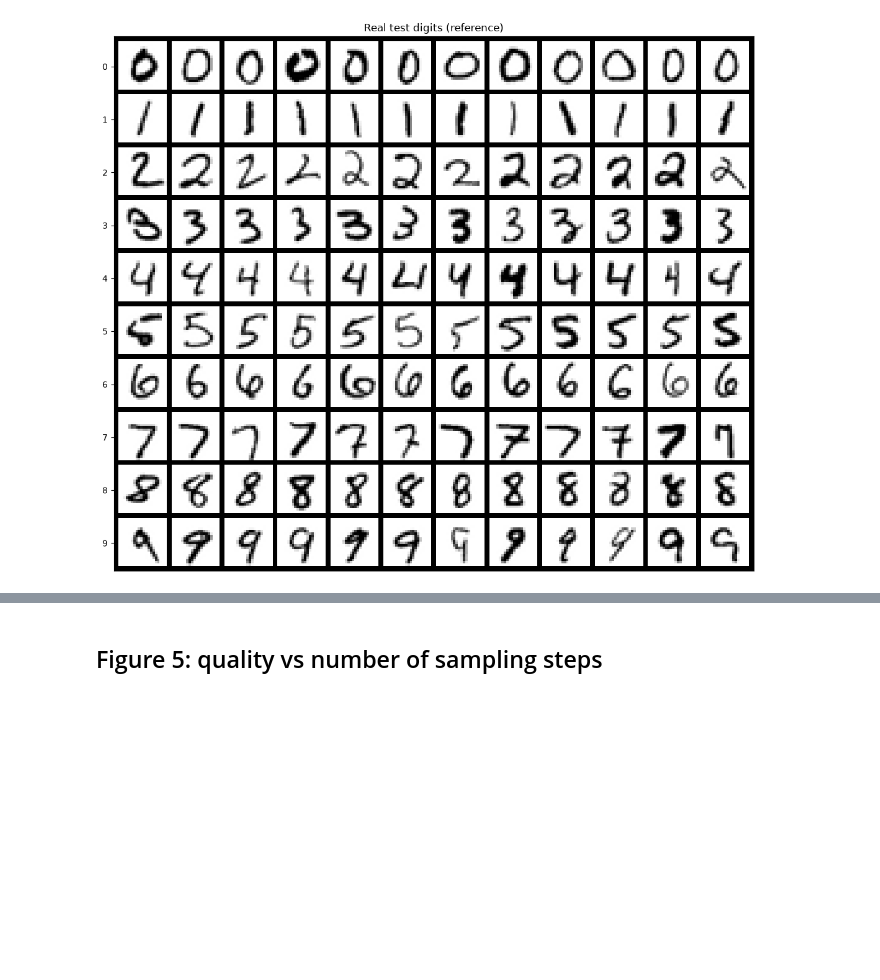
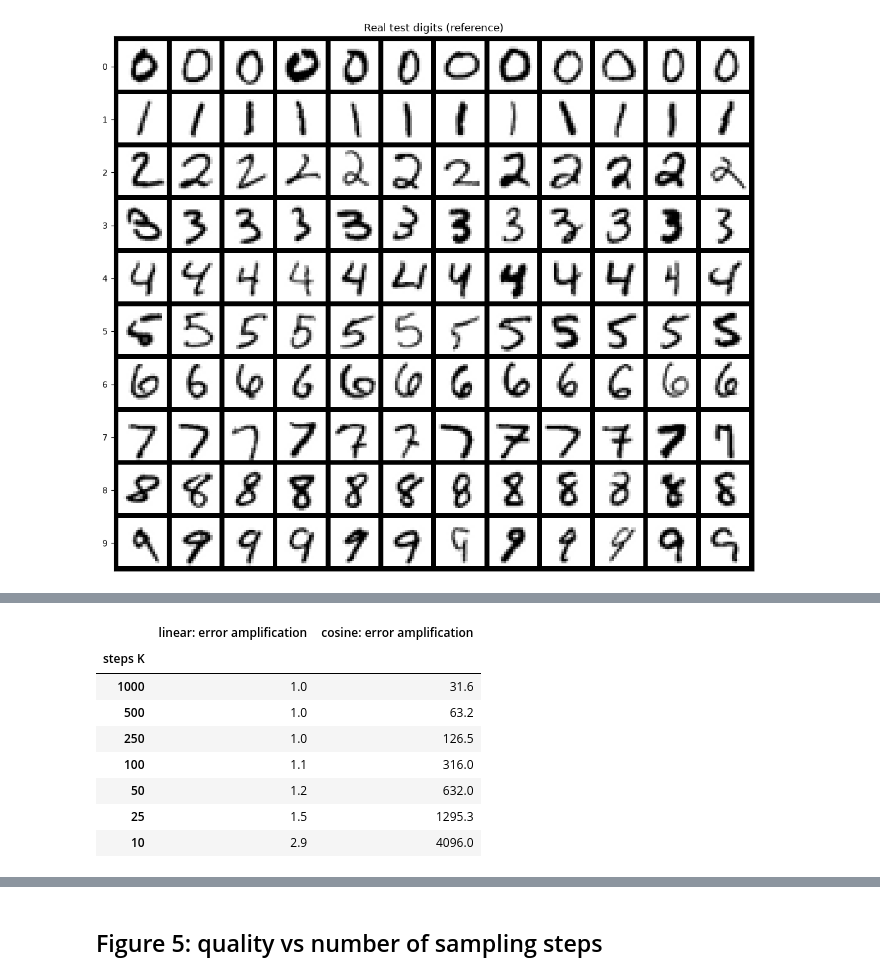
Before and after one commit to omar-thompson/IFN680---Assessments-, a Jupyter notebook: project_7/omar/main_report.ipynb, the cells around one changed output, grey strips where cells are left out. Cells and saved outputs as stored; diff of their text form; code cells hidden in the pictures; blank space fills up the shorter version.

```diff
--- a/project_7/omar/main_report.ipynb
+++ b/project_7/omar/main_report.ipynb
@@ -389,3 +405,27 @@ max |standard - respaced(K=T)| = 1.45e-03  (should be ~0)
+# %%
+rows = []
+for K in [1000, 500, 250, 100, 50, 25, 10]:
+    row = {'steps K': K}
+    for name, s in scheds.items():
+        T = s['T']
+        use_t = torch.linspace(0, T - 1, K, device=device).round().long()
+        ab = s['alpha_bars'][use_t]
+        beta_first = 1 - ab[-1] / ab[-2]
+        row[f'{name}: error amplification'] = round((1 / torch.sqrt(1 - beta_first)).item(), 1)
+    rows.append(row)
+amp_table = pd.DataFrame(rows).set_index('steps K')
+amp_table.to_csv(os.path.join(RES_DIR, 'first_step_amplification.csv'))
+amp_table
+# %% [output]
+|  | linear: error amplification | cosine: error amplification |
+| steps K |  |  |
+| 1000 | 1.0 | 31.6 |
+| 500 | 1.0 | 63.2 |
+| 250 | 1.0 | 126.5 |
+| 100 | 1.1 | 316.0 |
+| 50 | 1.2 | 632.0 |
+| 25 | 1.5 | 1295.3 |
+| 10 | 2.9 | 4096.0 |
 # %%
 STEPS = [1000, 500, 250, 100, 50, 25, 10]
 N_EVAL_PER_CLASS = 50     # 500 images per (schedule, K)
```
Also changed, not shown: parts of 11 cells of this notebook, 8 other files.
